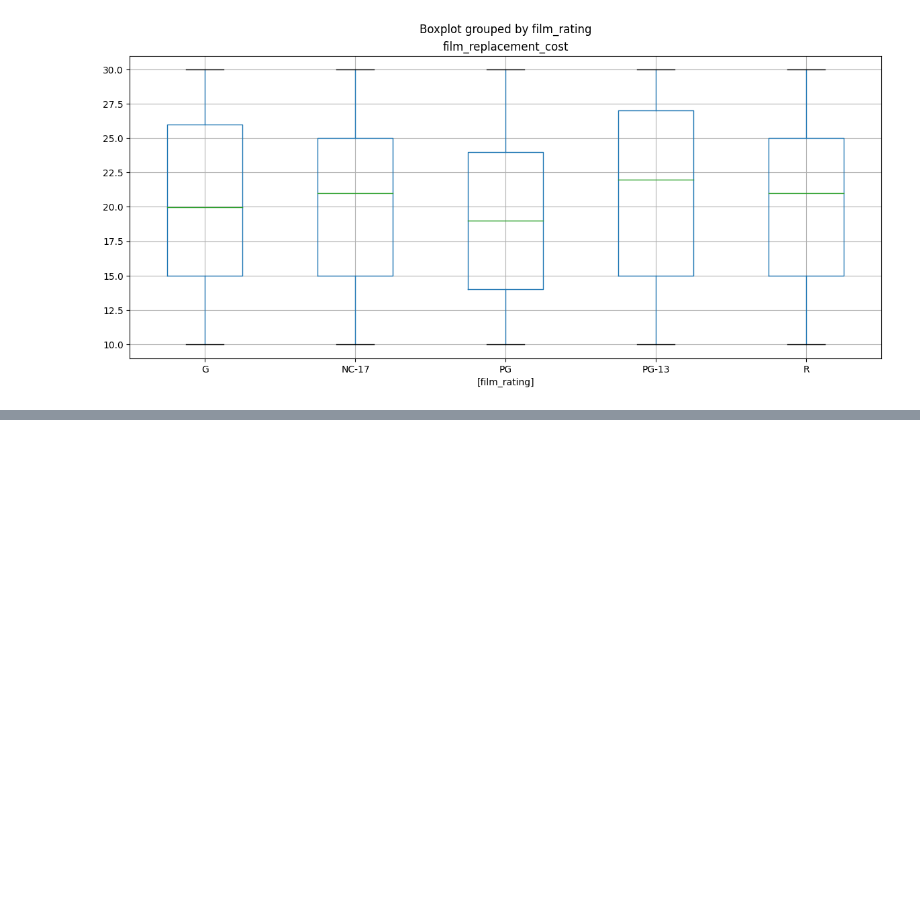
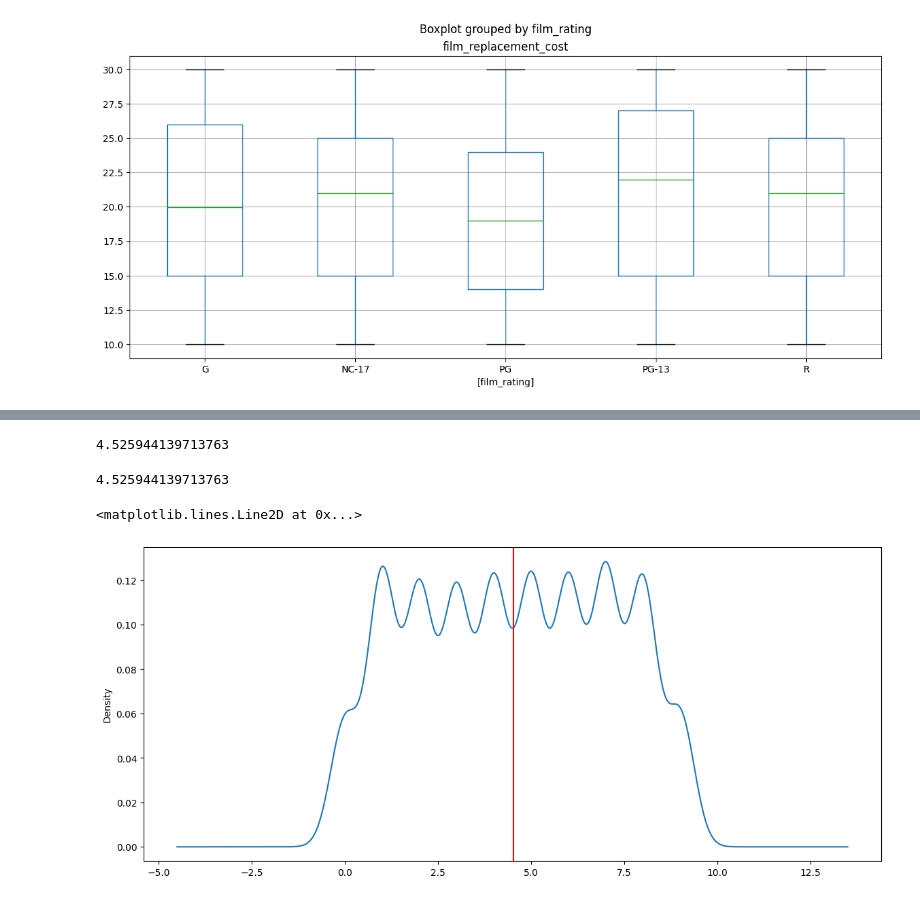
Before and after one commit to TshepoKubeka/FreeCodeCamp-Pandas-Real-Life-Example, a Jupyter notebook: Exercises_2.ipynb, the cells around one changed output, grey strips where cells are left out. Cells and saved outputs as stored; diff of their text form; code cells hidden in the pictures; blank space fills up the shorter version.

```diff
--- a/Exercises_2.ipynb
+++ b/Exercises_2.ipynb
@@ -212,0 +211,3 @@ This numeric column should have the count of days between `rental_date` and `ret
+# %%
+df['rental_dales']= df[['rental_date', 'return_date']].apply(lambda x: (x[1] - x[0]).days, axis=1)
+df['rental_dales'].head()
@@ -226,2 +241,8 @@ df['rental_days'].head()
+# %%
+df['rental_dales'].mean()
+# %% [output]
+4.525944139713763
 # %%
 df['rental_days'].mean()
+# %% [output]
+4.525944139713763
@@ -230,3 +249,9 @@ df['rental_days'].mean()
+# %%
+ax=df['rental_dales'].plot(kind='density', figsize=(14,6))
+ax.axvline(df['rental_dales'].mean(), color='red')
+# %% [output]
+<matplotlib.lines.Line2D at 0x...>
+[figure, added]
 # %%
 ax = df['rental_days'].plot(kind='density', figsize=(14,6))
 ax.axvline(df['rental_days'].mean(), color='red')
```
Also changed, not shown: parts of 35 cells of this notebook.
